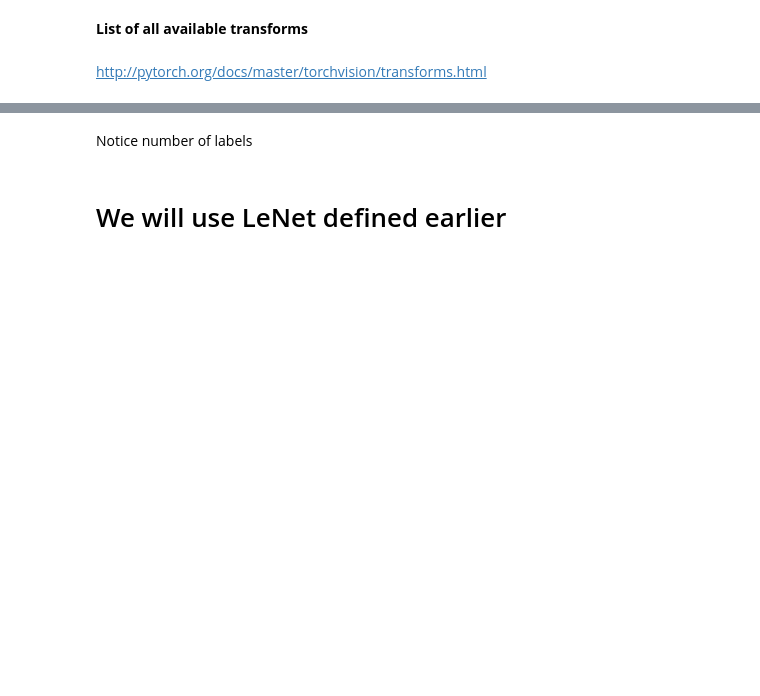
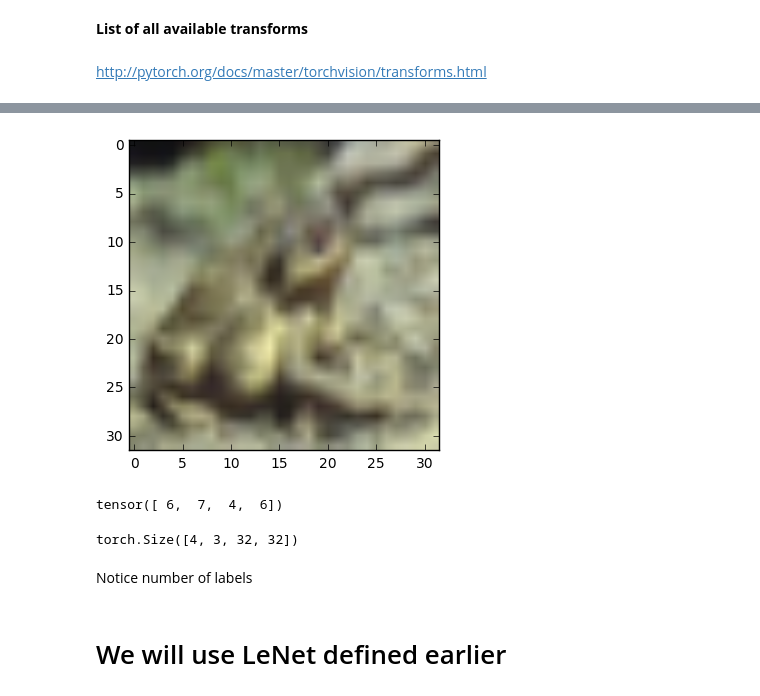
Before and after one commit to Aliases/discussions-cs175, a Jupyter notebook: Pytorch Introduction.ipynb, the cells around one changed output, grey strips where cells are left out. Drawn from its saved outputs; the diff is of its cells as text; code cells hidden in the pictures; blank space fills up the shorter version.

```diff
--- a/Pytorch Introduction.ipynb
+++ b/Pytorch Introduction.ipynb
@@ -1266,0 +1465,4 @@ trainloader = torch.utils.data.DataLoader(trainset, batch_size=4,
+# %%
+imshow(imgs[0])
+# %% [output]
+[figure, added]
@@ -1267,3 +1475,11 @@ trainloader = torch.utils.data.DataLoader(trainset, batch_size=4,
+# %%
+lbls
+# %% [output]
+tensor([ 6,  7,  4,  6])
+# %%
+imgs.shape
+# %% [output]
+torch.Size([4, 3, 32, 32])
 # %%
 testset = torchvision.datasets.CIFAR10(root='data', train=False,
                                        download=True, transform=transform)
```
Also changed, not shown: parts of 52 cells of this notebook.
